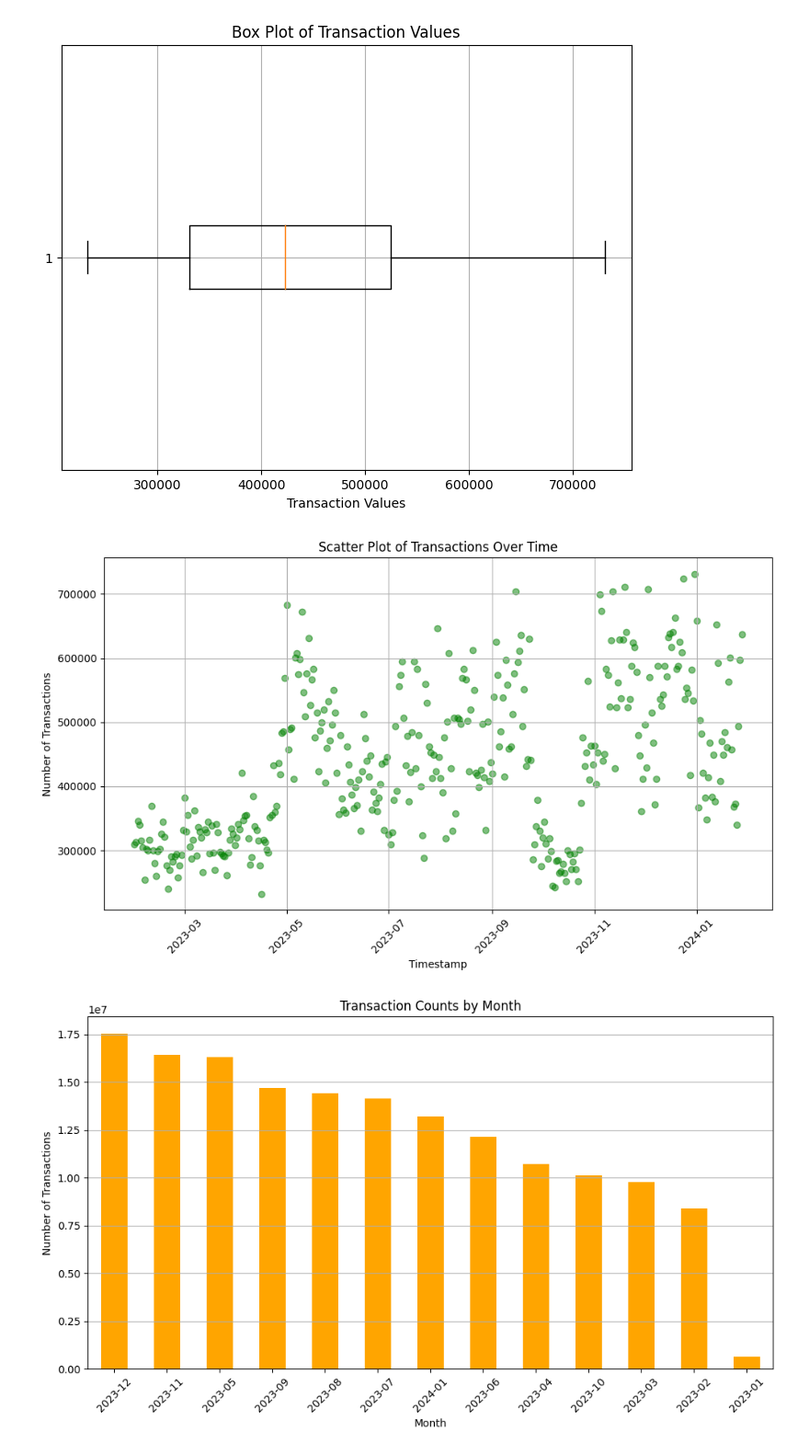
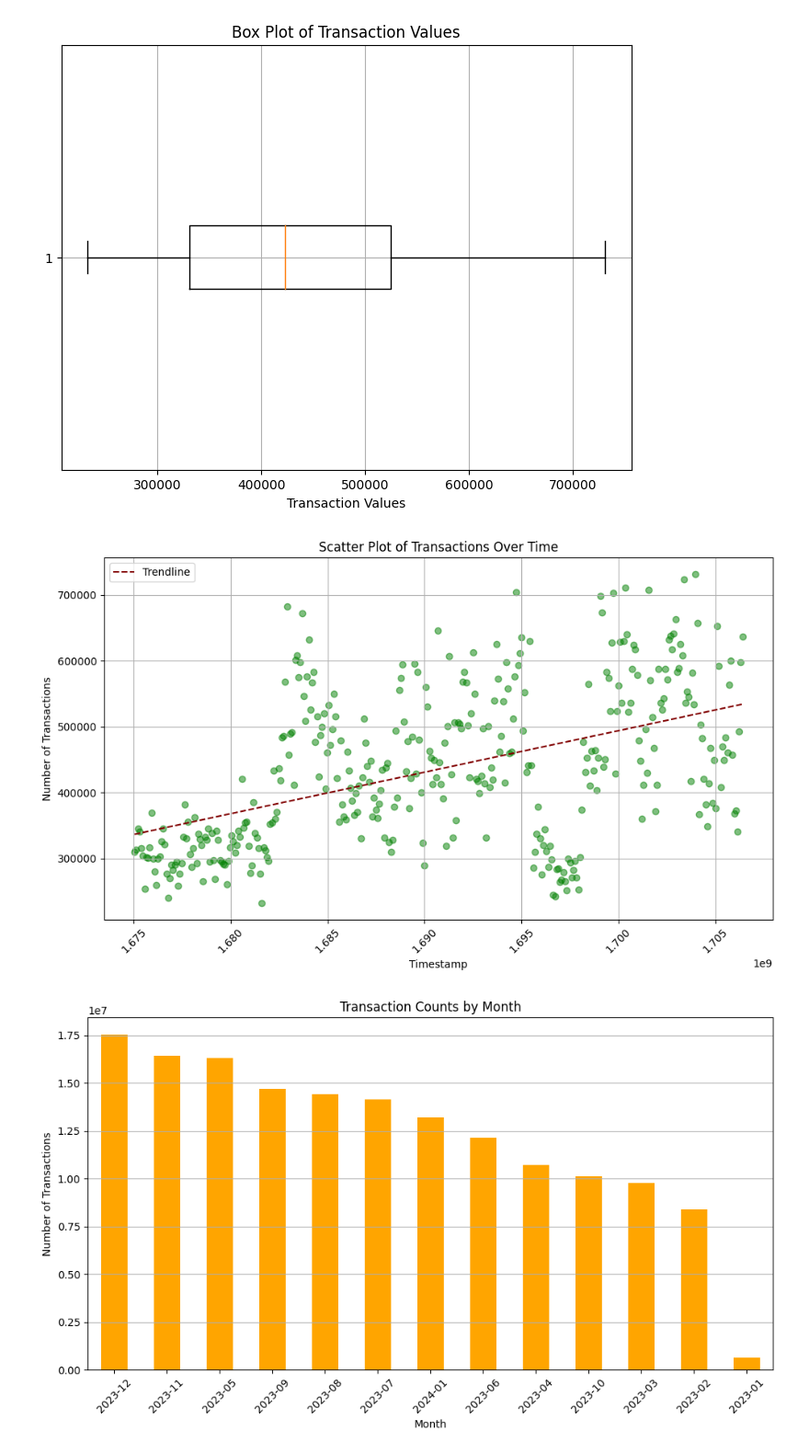
Before and after one commit to eriqneo/Portfolio-Projects, a Jupyter notebook: Blockchain2023.ipynb, the cells around one changed output. Shown: that part at 92% size. Drawn from its saved outputs; the diff is of its cells as text; code cells hidden in the pictures.

```diff
--- a/Blockchain2023.ipynb
+++ b/Blockchain2023.ipynb
@@ -164,18 +175,53 @@ plt.show()
 # %% [output]
 [figure]
-# %%
-# Scatter Plot of Transactions Over Time
-plt.figure(figsize=(10, 6))
-plt.scatter(df['timestamp'], df['transactions'], color='green', alpha=0.5)
-plt.title('Scatter Plot of Transactions Over Time')
-plt.xlabel('Timestamp')
-plt.ylabel('Number of Transactions')
-plt.grid(True)
-plt.xticks(rotation=45)
-plt.tight_layout()
-plt.show()
-# %% [output]
-[figure, removed]
+# %%
+# Convert timestamps to numerical values
+df['timestamp_numeric'] = df['timestamp'].astype(np.int64) // 10**9  # Convert to seconds
+
+# Scatter Plot of Transactions Over Time
+plt.figure(figsize=(10, 6))
+plt.scatter(df['timestamp_numeric'], df['transactions'], color='green', alpha=0.5)
+plt.title('Scatter Plot of Transactions Over Time')
+plt.xlabel('Timestamp')
+plt.ylabel('Number of Transactions')
+plt.grid(True)
+plt.xticks(rotation=45)
+
+# Fit a linear regression line
+slope, intercept, r_value, p_value, std_err = linregress(df['timestamp_numeric'], df['transactions'])
+x_values = np.array(df['timestamp_numeric'])
+y_values = intercept + slope * x_values
+
+# Plot the trendline in maroon color
+plt.plot(x_values, y_values, color='maroon', linestyle='--', label='Trendline')
+
+plt.legend()  # Show legend for the trendline
+plt.tight_layout()
+plt.show()
+
+
+"""
+Positive Relationship:
+
+    The positive slope of the trend line indicates that as the values of 'timestamp_numeric' increase (from left to right), the values of 'transactions' also tend to increase.
+    In other words, there is a general trend of increasing number of transactions over time.
+
+Directionality of the Trend:
+
+    The left-to-right directionality of the trend line suggests that there is a consistent pattern of growth or increase in transactions as time progresses.
+    This pattern may indicate factors such as business growth, increased market demand, or other time-dependent phenomena leading to higher transaction volumes.
+
+Strength of the Relationship:
+
+    The strength of the relationship between 'timestamp_numeric' and 'transactions' is quantified by the correlation coefficient (r_value). A value close to 1 indicates a strong positive correlation.
+
+Validity of the Trend:
+
+        It's essential to consider the context of the data and the time frame covered by the 'timestamp_numeric' variable to assess the validity and relevance of the observed trend.
+     External factors such as seasonality, market trends, or specific events may influence the observed relationship and should be taken into account in interpretation.
+"""
+# %% [output]
+[figure, added]
 # %%
 # Bar Chart of Transaction Counts by Time Period (e.g., month)
 df['month'] = df['timestamp'].dt.to_period('M')  # Group by month
```
Also changed, not shown: parts of 5 cells of this notebook.
